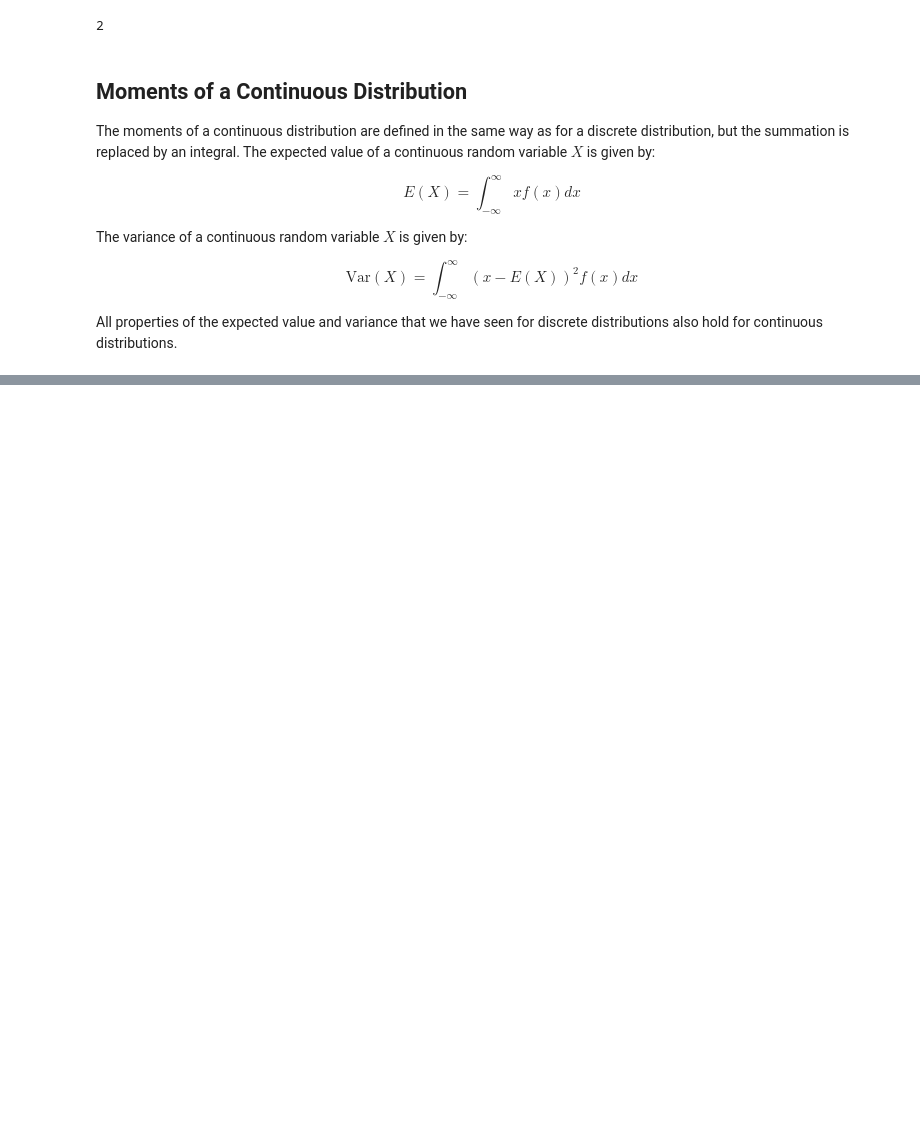
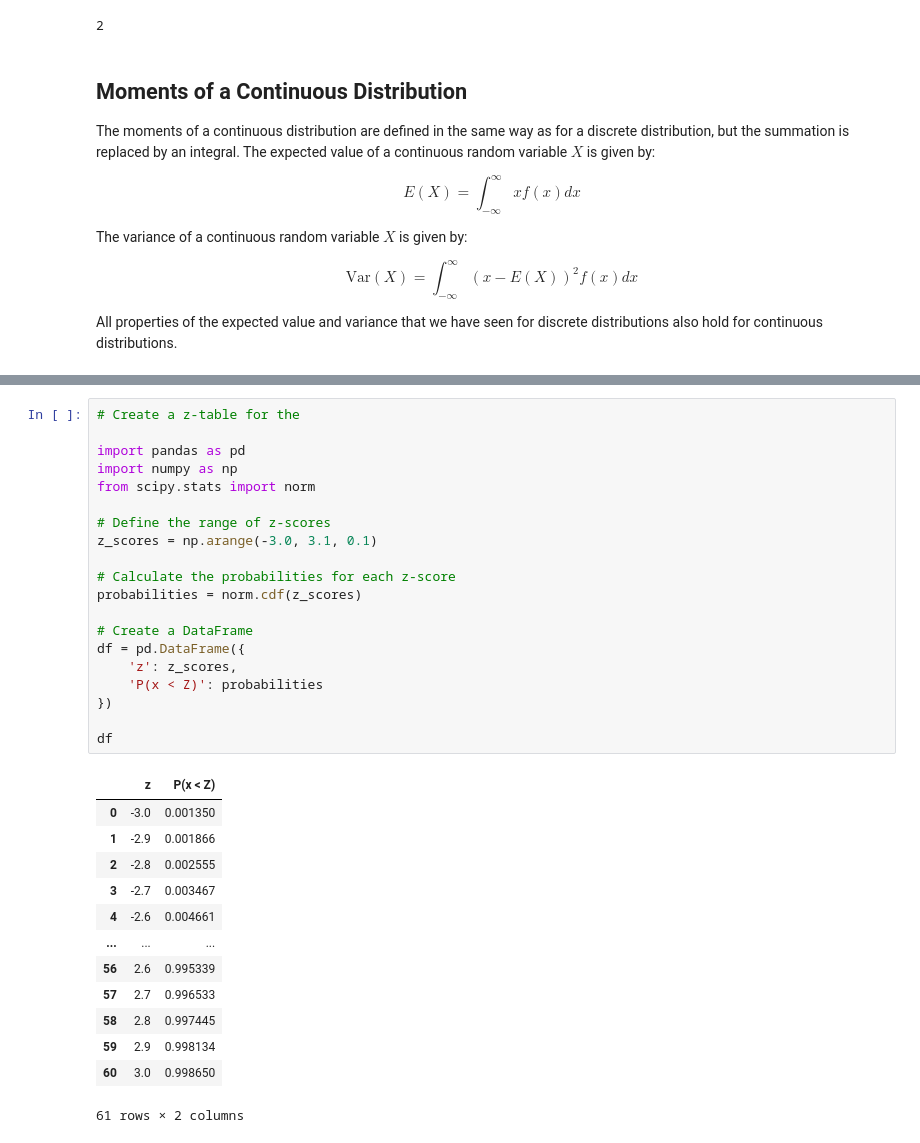
Before and after one commit to febse/stat2024, a Jupyter notebook: 11-Continuous-Distributions.ipynb, the cells around one changed output, grey strips where cells are left out. Cells and saved outputs as stored; diff of their text form; blank space fills up the shorter version.

```diff
--- a/11-Continuous-Distributions.ipynb
+++ b/11-Continuous-Distributions.ipynb
@@ -306,0 +483,34 @@ Text(0.5, 0, 'Running total')
+# %%
+# Create a z-table for the
+
+import pandas as pd
+import numpy as np
+from scipy.stats import norm
+
+# Define the range of z-scores
+z_scores = np.arange(-3.0, 3.1, 0.1)
+
+# Calculate the probabilities for each z-score
+probabilities = norm.cdf(z_scores)
+
+# Create a DataFrame
+df = pd.DataFrame({
+    'z': z_scores,
+    'P(x < Z)': probabilities
+})
+
+df
+# %% [output]
+|  | z | P(x < Z) |
+| 0 | -3.0 | 0.001350 |
+| 1 | -2.9 | 0.001866 |
+| 2 | -2.8 | 0.002555 |
+| 3 | -2.7 | 0.003467 |
+| 4 | -2.6 | 0.004661 |
+| ... | ... | ... |
+| 56 | 2.6 | 0.995339 |
+| 57 | 2.7 | 0.996533 |
+| 58 | 2.8 | 0.997445 |
+| 59 | 2.9 | 0.998134 |
+| 60 | 3.0 | 0.998650 |
+61 rows × 2 columns
```
Also changed, not shown: parts of 20 cells of this notebook, 2 other files.
